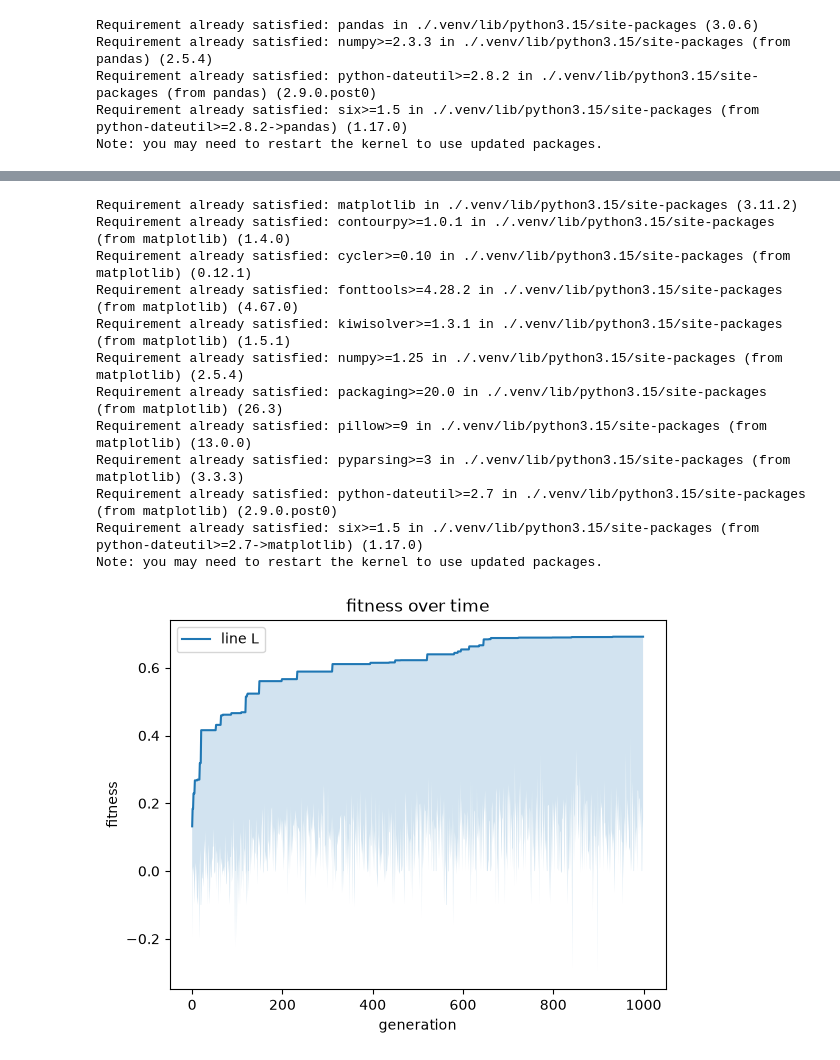
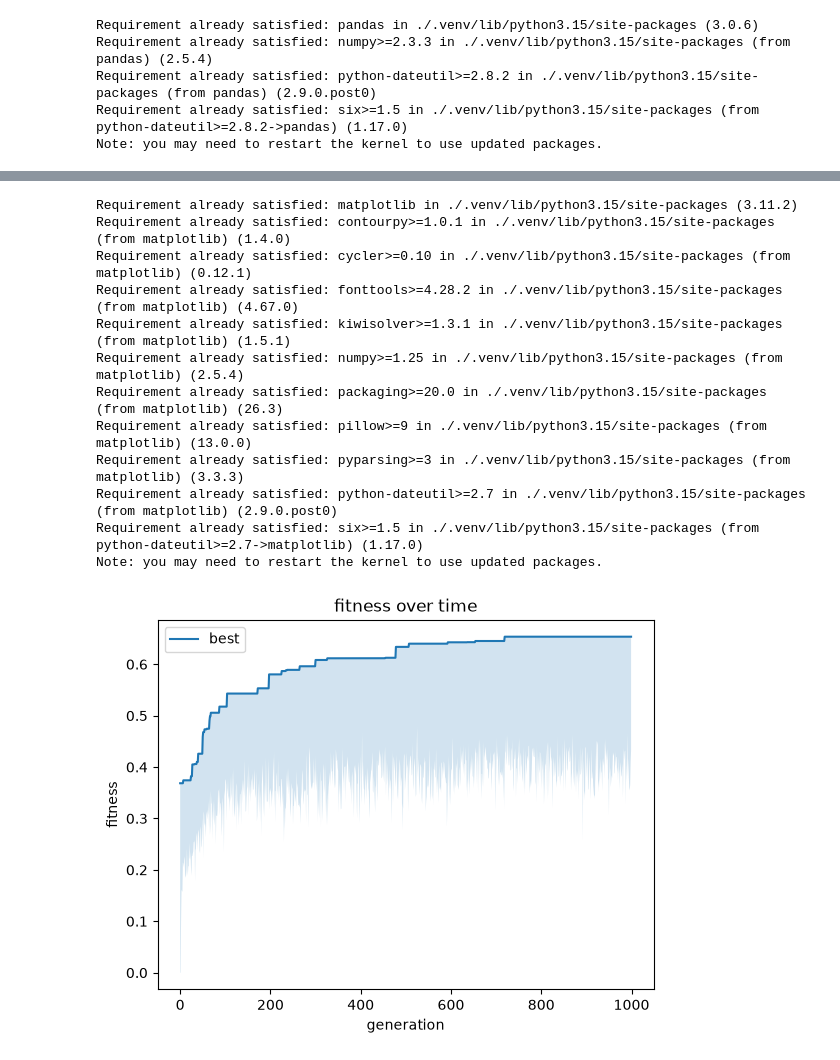
Before and after one commit to richardvanthof/Cookie-generator, a Jupyter notebook: computationalbaking.ipynb, the cells around one changed output, grey strips where cells are left out. Cells and saved outputs as stored; diff of their text form; code cells hidden in the pictures.

Commit message:
constrain ingredient amounts

```diff
--- a/computationalbaking.ipynb
+++ b/computationalbaking.ipynb
@@ -255,7 +355,10 @@ import random
 pop_size=30
 
 # deepcopy so evolving the population never edits the inspiring set itself
-population = [repair_recipe(copy.deepcopy(r)) for r in random.choices(inspiring_set, k=pop_size)]
+def initial_population(size: int = pop_size) -> list[Recipe]:
+    return [cap_ratios(repair_recipe(copy.deepcopy(r))) for r in random.choices(inspiring_set, k=size)]
+
+population = initial_population()
 # %%
 import math
 
@@ -488,6 +591,7 @@ def bakers_percentage_score(recipe: Recipe, ranges: dict[str, tuple[float, float
         return 0.0
     scores = []
     for t, (low, _, high) in ranges.items():
+        high = min(high, bakers_caps.get(t, high))
         amount = totals.get(t, 0)
         if amount <= 0:
             continue  # optional types may be absent; required roles are checked separately
@@ -662,6 +766,8 @@ def generate_recipes(size, population):
 
     # hard constraint: add any missing role (flour, fat, sugar, binder, leavener)
     repair_recipe(r)
+    # hard constraint: keep every ingredient type within its baker's percentage cap
+    cap_ratios(r)
 
     # normalise recipe based on western cookie recipe standards
     normalise_recipe(r, western_recipes)
@@ -695,43 +805,56 @@ def select_population(P:list[Recipe], R):
   return sorted(new_P, reverse = True, key = lambda r: r['fitness'])
 # %%
 import math
+import statistics
 
-evaluate_recipes(population)
-population = sorted(population, reverse = True, key = lambda r: r['fitness'])
+# One evolutionary run. Logs best, worst and mean fitness per generation.
+def run_evolution(seed: int | None = None, generations: int = 1000, size: int = pop_size):
+    if seed is not None:
+        random.seed(seed)
+    population = initial_population(size)
+    evaluate_recipes(population)
+    population = sorted(population, reverse = True, key = lambda r: r['fitness'])
+    history = []
+    for generation in range(generations):
+        R = generate_recipes(size, population)
+        population = select_population(population, R)
+        fitnesses = [r['fitness'] for r in population]
+        history.append({
+            "seed": seed, "generation": generation,
+            "max": fitnesses[0], "min": fitnesses[-1], "mean": statistics.mean(fitnesses),
+        })
+    return population, history
 
-max_fitnesses = []
-min_fitnesses = []
-for i in range(1000):
-  R = generate_recipes(pop_size, population)
-  population = select_population(population, R)
-  max_fitnesses.append(population[0]['fitness'])
-  min_fitnesses.append(population[-1]['fitness'])
+GENERATIONS = 1000
+population, history = run_evolution(seed=0, generations=GENERATIONS)
+max_fitnesses = [h["max"] for h in history]
+min_fitnesses = [h["min"] for h in history]
 # %%
 %pip install matplotlib
 import matplotlib.pyplot as plt
 
-x  = range(1000)
-plt.plot(x, max_fitnesses, label="line L")
+x  = range(GENERATIONS)
+plt.plot(x, max_fitnesses, label="best")
 plt.fill_between(x, min_fitnesses, max_fitnesses, alpha=0.2)
 plt.plot()
 
 plt.xlabel("generation")
 plt.ylabel("fitness")
 plt.title("fitness over time")
 plt.legend()
 plt.show()
 # %% [output]
 Requirement already satisfied: matplotlib in ./.venv/lib/python3.15/site-packages (3.11.2)
 Requirement already satisfied: contourpy>=1.0.1 in ./.venv/lib/python3.15/site-packages (from matplotlib) (1.4.0)
 Requirement already satisfied: cycler>=0.10 in ./.venv/lib/python3.15/site-packages (from matplotlib) (0.12.1)
 Requirement already satisfied: fonttools>=4.28.2 in ./.venv/lib/python3.15/site-packages (from matplotlib) (4.67.0)
 Requirement already satisfied: kiwisolver>=1.3.1 in ./.venv/lib/python3.15/site-packages (from matplotlib) (1.5.1)
 Requirement already satisfied: numpy>=1.25 in ./.venv/lib/python3.15/site-packages (from matplotlib) (2.5.4)
 Requirement already satisfied: packaging>=20.0 in ./.venv/lib/python3.15/site-packages (from matplotlib) (26.3)
 Requirement already satisfied: pillow>=9 in ./.venv/lib/python3.15/site-packages (from matplotlib) (13.0.0)
 Requirement already satisfied: pyparsing>=3 in ./.venv/lib/python3.15/site-packages (from matplotlib) (3.3.3)
 Requirement already satisfied: python-dateutil>=2.7 in ./.venv/lib/python3.15/site-packages (from matplotlib) (2.9.0.post0)
 Requirement already satisfied: six>=1.5 in ./.venv/lib/python3.15/site-packages (from python-dateutil>=2.7->matplotlib) (1.17.0)
 Note: you may need to restart the kernel to use updated packages.
-[figure, old version]
+[figure, new version]
 # %%
```
Also changed, not shown: parts of 7 cells of this notebook, 1 other file.
